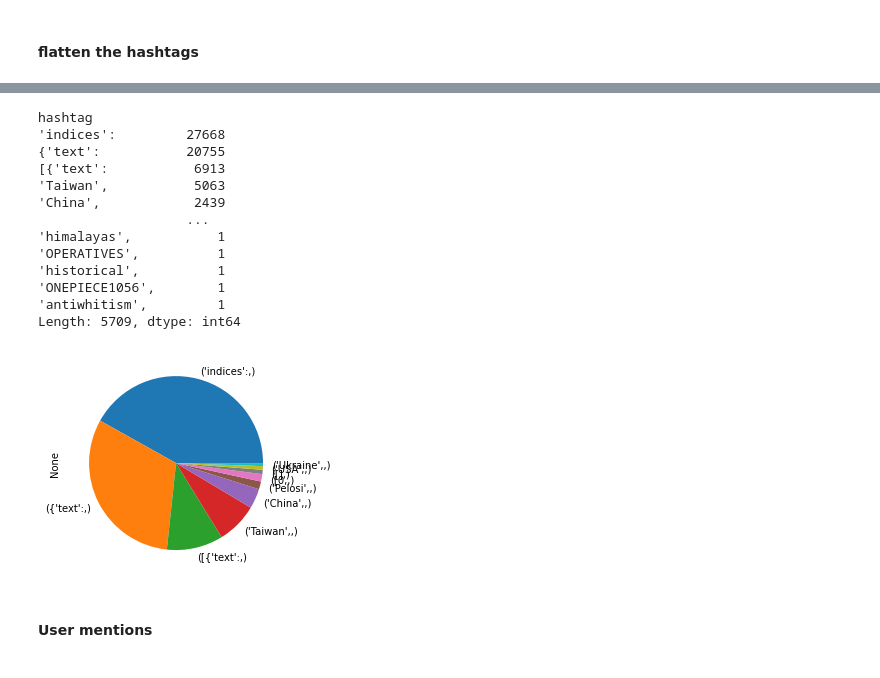
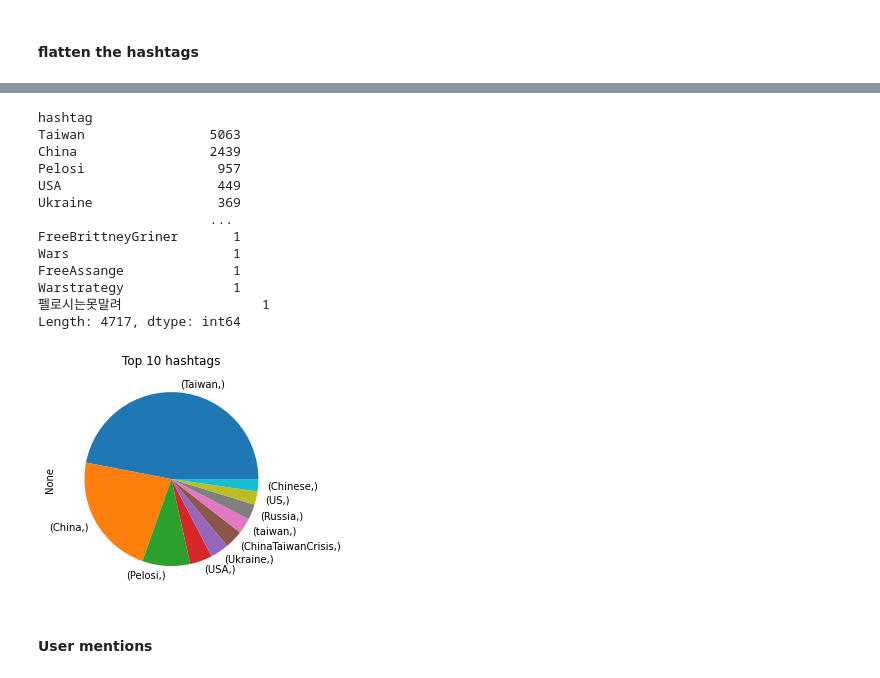
Before and after one commit to Fisseha-Estifanos/Twitter-Data-Analysis, a Jupyter notebook: notebooks/EDA.ipynb, the cells around one changed output, grey strips where cells are left out. Drawn from its saved outputs; the diff is of its cells as text; code cells hidden in the pictures.

```diff
--- a/notebooks/EDA.ipynb
+++ b/notebooks/EDA.ipynb
@@ -16,4 +16,4 @@ from extract_dataframe import TweetDfExtractor
 from clean_tweets_dataframe import Clean_Tweets
 # %%
 # read processed data set
-tweets_df = pd.read_csv('../data/clean_data.csv')
+tweets_df = pd.read_json('../data/clean_data.json')
@@ -334,10 +336,10 @@ Name: hashtags, Length: 7440, dtype: object
 #create dataframe where each hashtag gets its own row
 flattened_hashtags = []
 for hashtags_list in hashtags_list_df:
-    hashtags_list = hashtags_list.split(" ")
-    for hashtag in hashtags_list:
-        flattened_hashtags.append(hashtag)
+    for hash_list in hashtags_list:
+        # print(list(hash_list.values())[0])
+        flattened_hashtags.append(list(hash_list.values())[0])
 flattened_hashtags_df = pd.DataFrame(flattened_hashtags, columns=['hashtag'])
-flattened_hashtags_df.head()
+flattened_hashtags_df
 # %% [output]
 |  | hashtag |
@@ -350,22 +359,22 @@ flattened_hashtags_df.head()
 flattened_hashtags_df.value_counts()
 # %% [output]
 hashtag
-'indices':         27668
-{'text':           20755
-[{'text':           6913
-'Taiwan',           5063
-'China',            2439
-                   ...
-'himalayas',           1
-'OPERATIVES',          1
-'historical',          1
-'ONEPIECE1056',        1
-'antiwhitism',         1
-Length: 5709, dtype: int64
+Taiwan                5063
+China                 2439
+Pelosi                 957
+USA                    449
+Ukraine                369
+                      ...
+FreeBrittneyGriner       1
+Wars                     1
+FreeAssange              1
+Warstrategy              1
+펠로시는못말려                  1
+Length: 4717, dtype: int64
 # %%
-flattened_hashtags_df.value_counts().head(10).plot(kind="pie");
+flattened_hashtags_df.value_counts().head(10).plot(kind="pie", title='Top 10 hashtags');
 # %% [output]
-[figure, old version]
+[figure, new version]
 # %% [markdown]
 #### User mentions
 # %%
```
Also changed, not shown: parts of 15 cells of this notebook.
